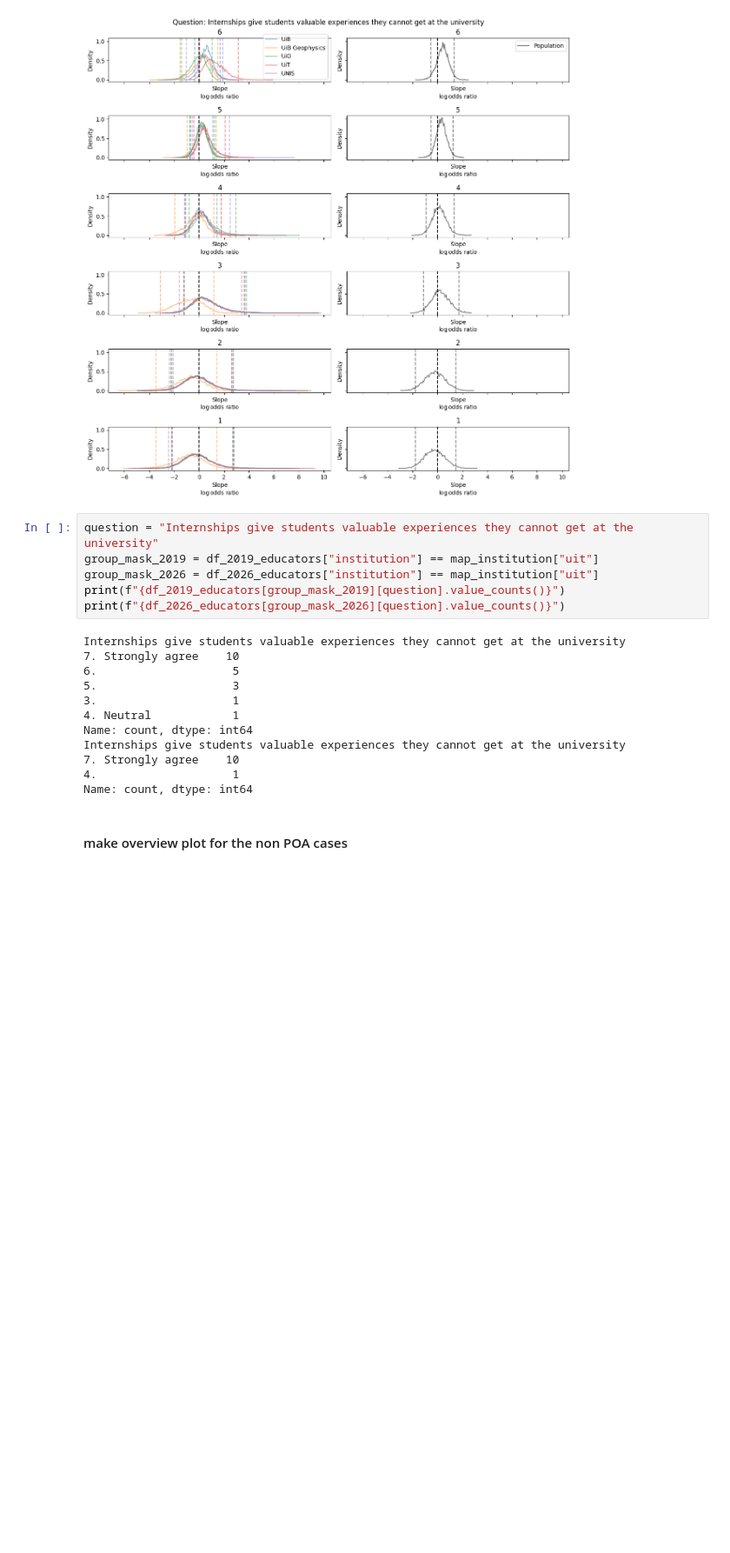
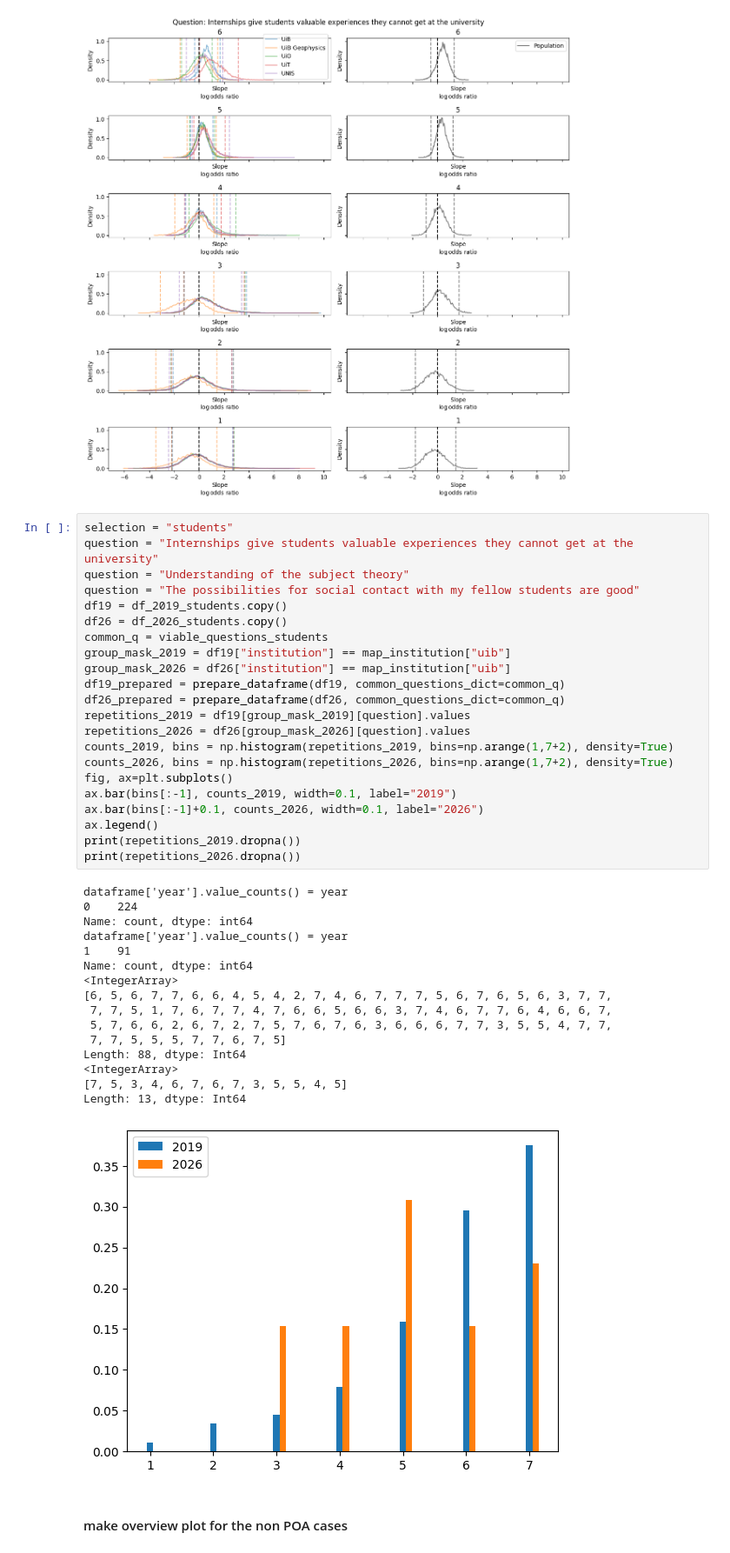
Before and after one commit to HarryYouAreAWizard/BaseGeo_2_0_data_analysis, a Jupyter notebook: OrdinalRegression.ipynb, the cells around one changed output. Shown at 87% size. Cells and saved outputs as stored; diff of their text form; blank space fills up the shorter version.

```diff
--- a/OrdinalRegression.ipynb
+++ b/OrdinalRegression.ipynb
@@ -1285,23 +1292,44 @@ plot_binary_slopes_for_question(question, selection, exponentiate=0)
 # %% [output]
 [figure]
 # %%
+selection = "students"
 question = "Internships give students valuable experiences they cannot get at the university"
-group_mask_2019 = df_2019_educators["institution"] == map_institution["uit"]
-group_mask_2026 = df_2026_educators["institution"] == map_institution["uit"]
-print(f"{df_2019_educators[group_mask_2019][question].value_counts()}")
-print(f"{df_2026_educators[group_mask_2026][question].value_counts()}")
+question = "Understanding of the subject theory"
+question = "The possibilities for social contact with my fellow students are good"
+df19 = df_2019_students.copy()
+df26 = df_2026_students.copy()
+common_q = viable_questions_students
+group_mask_2019 = df19["institution"] == map_institution["uib"]
+group_mask_2026 = df26["institution"] == map_institution["uib"]
+df19_prepared = prepare_dataframe(df19, common_questions_dict=common_q)
+df26_prepared = prepare_dataframe(df26, common_questions_dict=common_q)
+repetitions_2019 = df19[group_mask_2019][question].values
+repetitions_2026 = df26[group_mask_2026][question].values
+counts_2019, bins = np.histogram(repetitions_2019, bins=np.arange(1,7+2), density=True)
+counts_2026, bins = np.histogram(repetitions_2026, bins=np.arange(1,7+2), density=True)
+fig, ax=plt.subplots()
+ax.bar(bins[:-1], counts_2019, width=0.1, label="2019")
+ax.bar(bins[:-1]+0.1, counts_2026, width=0.1, label="2026")
+ax.legend()
+print(repetitions_2019.dropna())
+print(repetitions_2026.dropna())
 # %% [output]
-Internships give students valuable experiences they cannot get at the university
-7. Strongly agree    10
-6.                    5
-5.                    3
-3.                    1
-4. Neutral            1
+dataframe['year'].value_counts() = year
+0    224
 Name: count, dtype: int64
-Internships give students valuable experiences they cannot get at the university
-7. Strongly agree    10
-4.                    1
+dataframe['year'].value_counts() = year
+1    91
 Name: count, dtype: int64
+<IntegerArray>
+[6, 5, 6, 7, 7, 6, 6, 4, 5, 4, 2, 7, 4, 6, 7, 7, 7, 5, 6, 7, 6, 5, 6, 3, 7, 7,
+ 7, 7, 5, 1, 7, 6, 7, 7, 4, 7, 6, 6, 5, 6, 6, 3, 7, 4, 6, 7, 7, 6, 4, 6, 6, 7,
+ 5, 7, 6, 6, 2, 6, 7, 2, 7, 5, 7, 6, 7, 6, 3, 6, 6, 6, 7, 7, 3, 5, 5, 4, 7, 7,
+ 7, 7, 5, 5, 5, 7, 7, 6, 7, 5]
+Length: 88, dtype: Int64
+<IntegerArray>
+[7, 5, 3, 4, 6, 7, 6, 7, 3, 5, 5, 4, 5]
+Length: 13, dtype: Int64
+[figure, added]
 # %% [markdown]
 #### make overview plot for the non POA cases
 # %%
```
Also changed, not shown: parts of 18 cells of this notebook, 3 other files.
